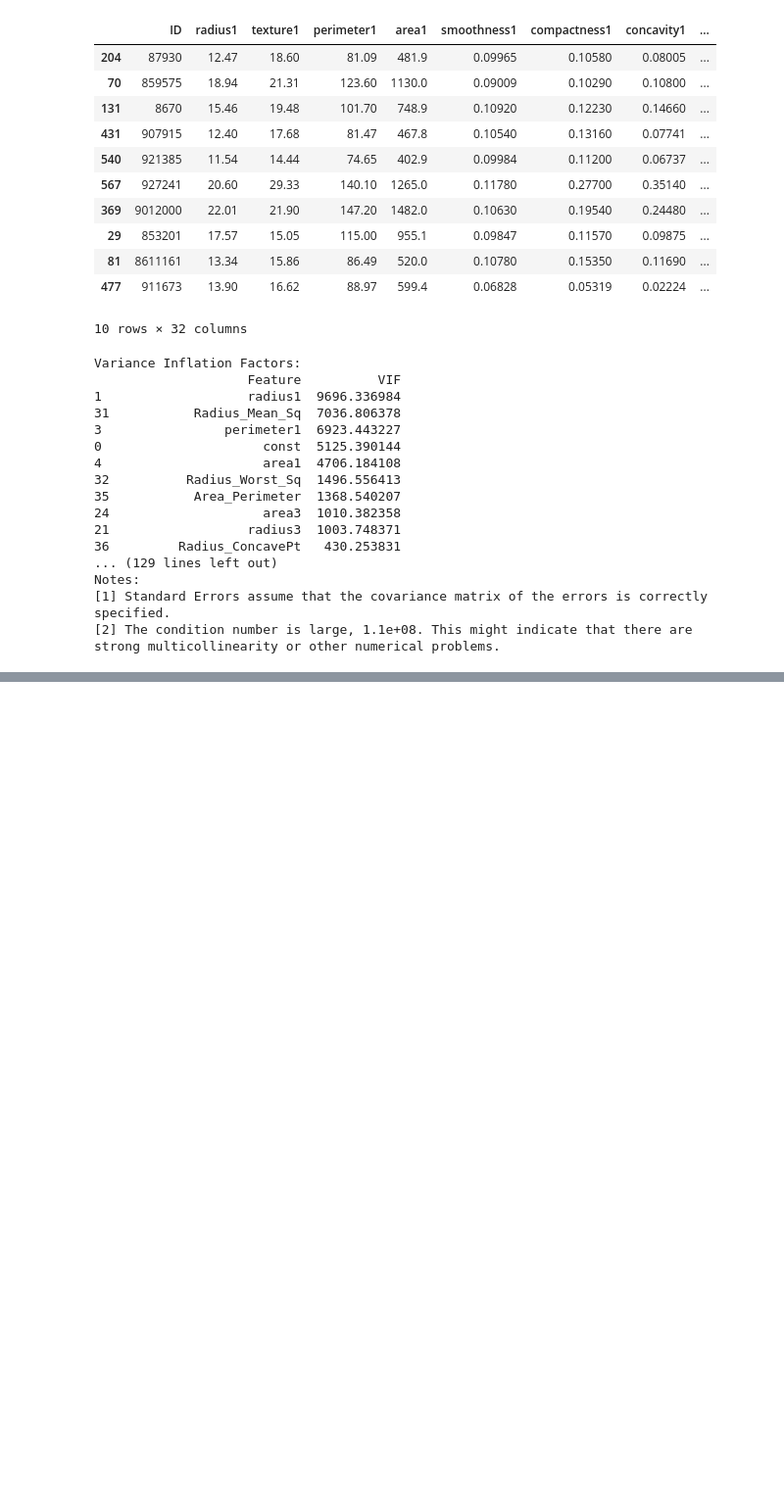
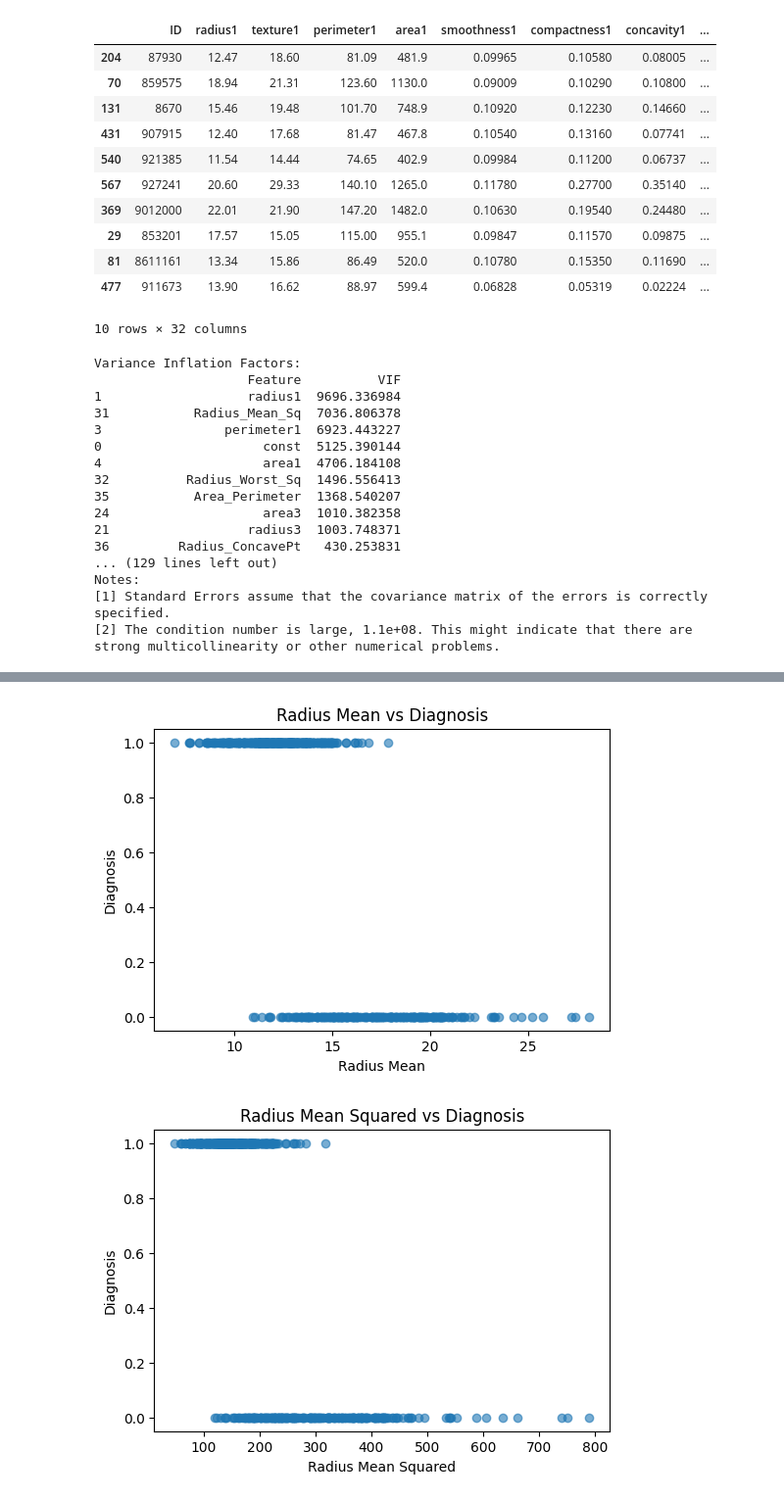
Before and after one commit to Jbaner/OMDSModC_Capstone_Project, a Jupyter notebook: OMDS_ModC_Week1_Banerjee_Jayeeta.ipynb, the cells around one changed output, grey strips where cells are left out. Shown at 98% size. Saved outputs shown, nothing was run; the diff lists cells and outputs as text; code cells hidden in the pictures; blank space fills up the shorter version.

```diff
--- a/OMDS_ModC_Week1_Banerjee_Jayeeta.ipynb
+++ b/OMDS_ModC_Week1_Banerjee_Jayeeta.ipynb
@@ -131,0 +117,18 @@ strong multicollinearity or other numerical problems.
+# %%
+#Polynomial Feature Relationship
+plt.figure(figsize=(6,4))
+plt.scatter(X["radius1"], y, alpha=0.6)
+plt.xlabel("Radius Mean")
+plt.ylabel("Diagnosis")
+plt.title("Radius Mean vs Diagnosis")
+plt.show()
+
+plt.figure(figsize=(6,4))
+plt.scatter(X["Radius_Mean_Sq"], y, alpha=0.6)
+plt.xlabel("Radius Mean Squared")
+plt.ylabel("Diagnosis")
+plt.title("Radius Mean Squared vs Diagnosis")
+plt.show()
+# %% [output]
+[figure, added]
+[figure, added]
```
Also changed, not shown: parts of 3 cells of this notebook.
